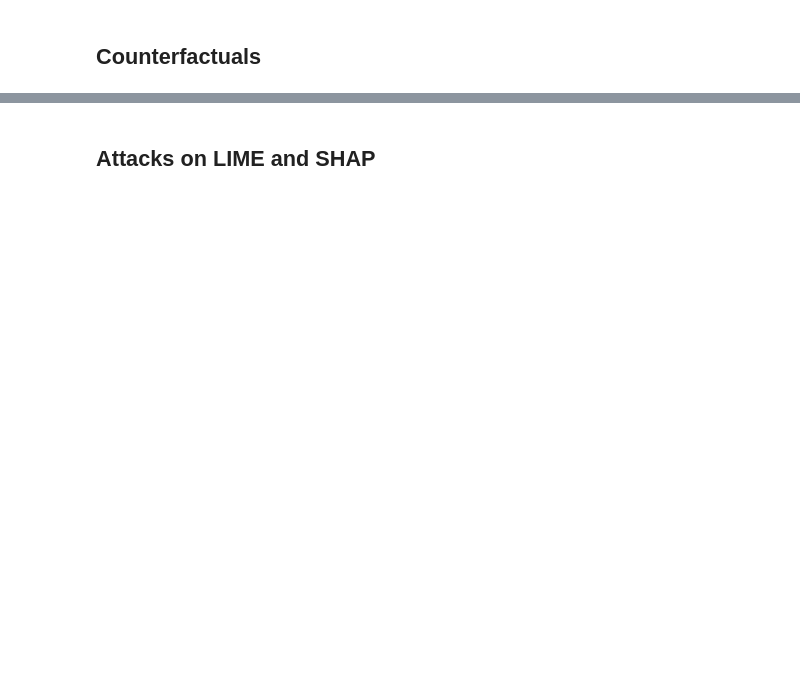
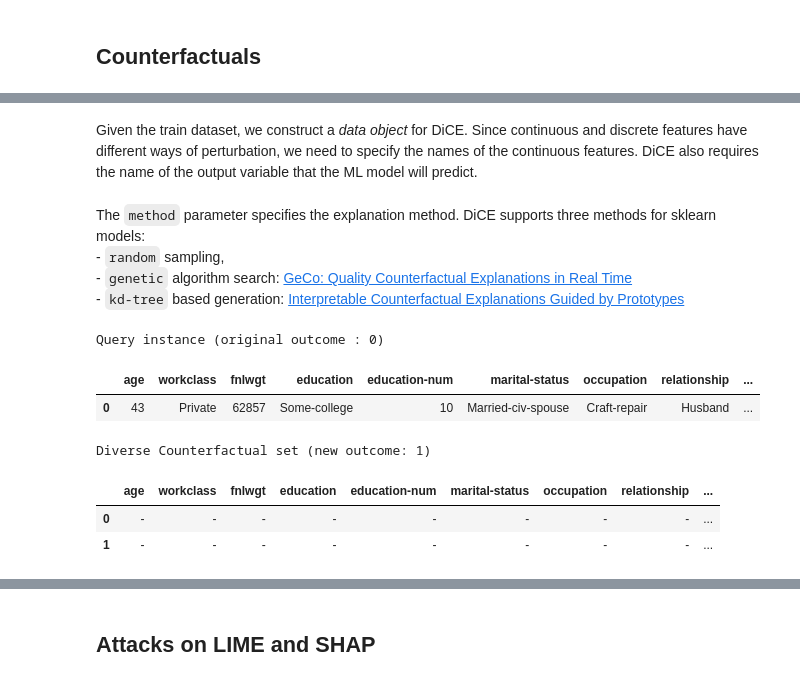
Before and after one commit to Affapple/ai_cyber_pratical_classes, a Jupyter notebook: src/0x_xai/xai.ipynb, the cells around one changed output, grey strips where cells are left out. Drawn from its saved outputs; the diff is of its cells as text; code cells hidden in the pictures; blank space fills up the shorter version.

```diff
--- a/src/0x_xai/xai.ipynb
+++ b/src/0x_xai/xai.ipynb
@@ -1103,0 +1270,17 @@ pd.DataFrame({'feature': list(changes_sorted.keys()), 'delta_std_units': list(ch
+# %%
+# Build preprocessing pipeline: OrdinalEncoder for categoricals, Standardize numerics
+preprocess = ColumnTransformer(
+    transformers=[
+        ('num', StandardScaler(), num_cols),
+        # ('cat', OneHotEncoder(handle_unknown='ignore', sparse_output=False), cat_cols),
+        ('cat', OrdinalEncoder(), categorical_feature_name), # We use here OrdinalEncoder to limit the number of features
+    ]
+)
+
+# Full sklearn pipeline = preprocessing + RandomForest.
+clf = Pipeline(steps=[('preprocessor', preprocess),
+                      ('classifier', RandomForestClassifier())
+                      ])
+
+# Train the model
+model = clf.fit(X_train, y_train)
@@ -1103,0 +1295,37 @@ pd.DataFrame({'feature': list(changes_sorted.keys()), 'delta_std_units': list(ch
+# %% [markdown]
+Given the train dataset, we construct a *data object* for DiCE. Since continuous and discrete features have different ways of perturbation, we need to specify the names of the continuous features. DiCE also requires the name of the output variable that the ML model will predict.
+# %%
+# Loading dataset
+d = dice_ml.Data(dataframe=df,
+                continuous_features=num_cols,
+                outcome_name='class')
+
+# Using sklearn backend
+m = dice_ml.Model(model=model,
+                  backend="sklearn")
+# %% [markdown]
+The `method` parameter specifies the explanation method. DiCE supports three methods for sklearn models:
+    - `random` sampling,
+    - `genetic` algorithm search: [GeCo: Quality Counterfactual Explanations in Real Time](https://arxiv.org/pdf/2101.01292)
+    - `kd-tree` based generation: [Interpretable Counterfactual Explanations Guided by Prototypes](https://arxiv.org/pdf/1907.02584)
+# %%
+# Using method=random for generating CFs
+exp = dice_ml.Dice(d, m, method="random")
+# %%
+query_instance = X_test.iloc[0:1]
+
+# Generate counterfactuals
+e1 = exp.generate_counterfactuals(query_instance,
+                                  total_CFs=2,
+                                  desired_class="opposite")
+
+# Visualization
+e1.visualize_as_dataframe(show_only_changes=True)
+# %% [output]
+Query instance (original outcome : 0)
+|  | age | workclass | fnlwgt | education | education-num | marital-status | occupation | relationship | ... |
+| 0 | 43 | Private | 62857 | Some-college | 10 | Married-civ-spouse | Craft-repair | Husband | ... |
+Diverse Counterfactual set (new outcome: 1)
+|  | age | workclass | fnlwgt | education | education-num | marital-status | occupation | relationship | ... |
+| 0 | - | - | - | - | - | - | - | - | ... |
+| 1 | - | - | - | - | - | - | - | - | ... |
```
Also changed, not shown: parts of 98 cells of this notebook, 2 other files.
